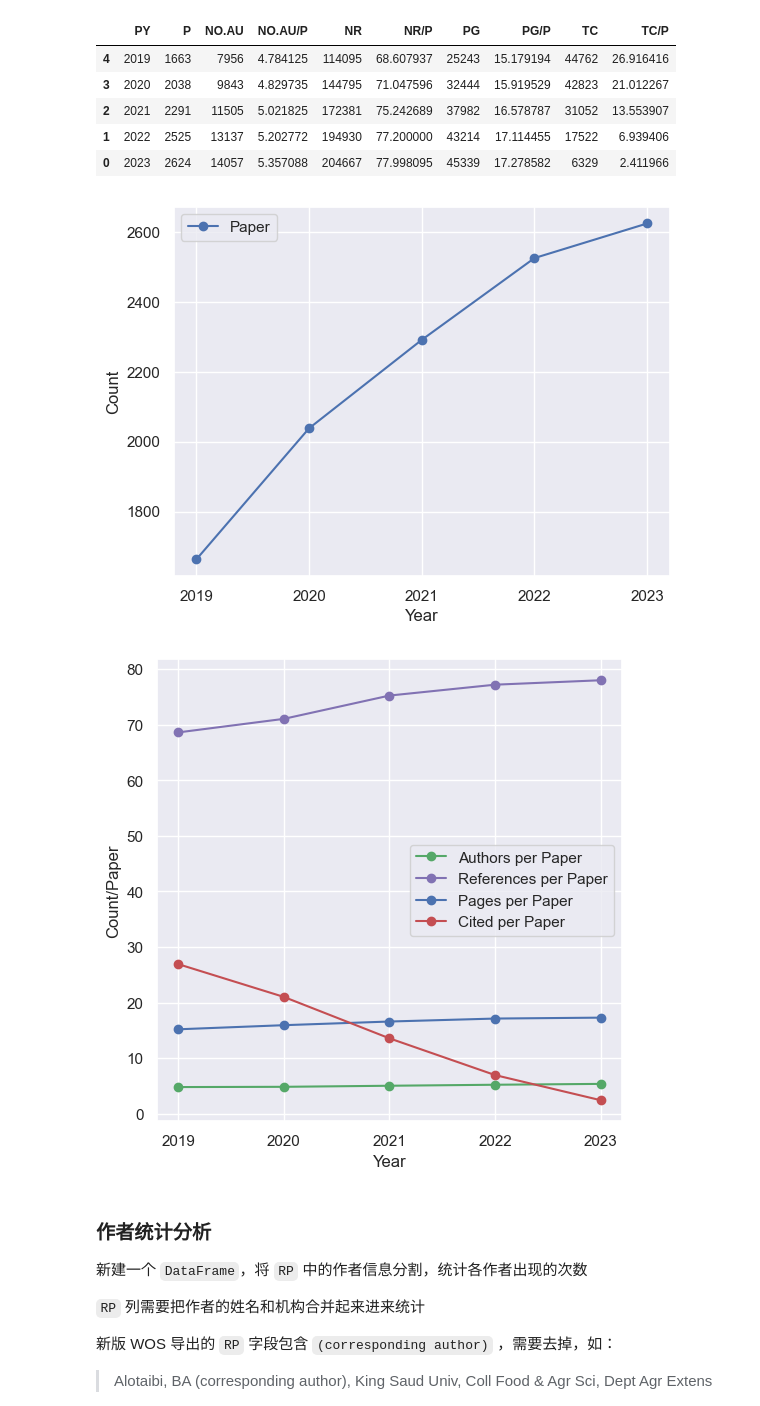
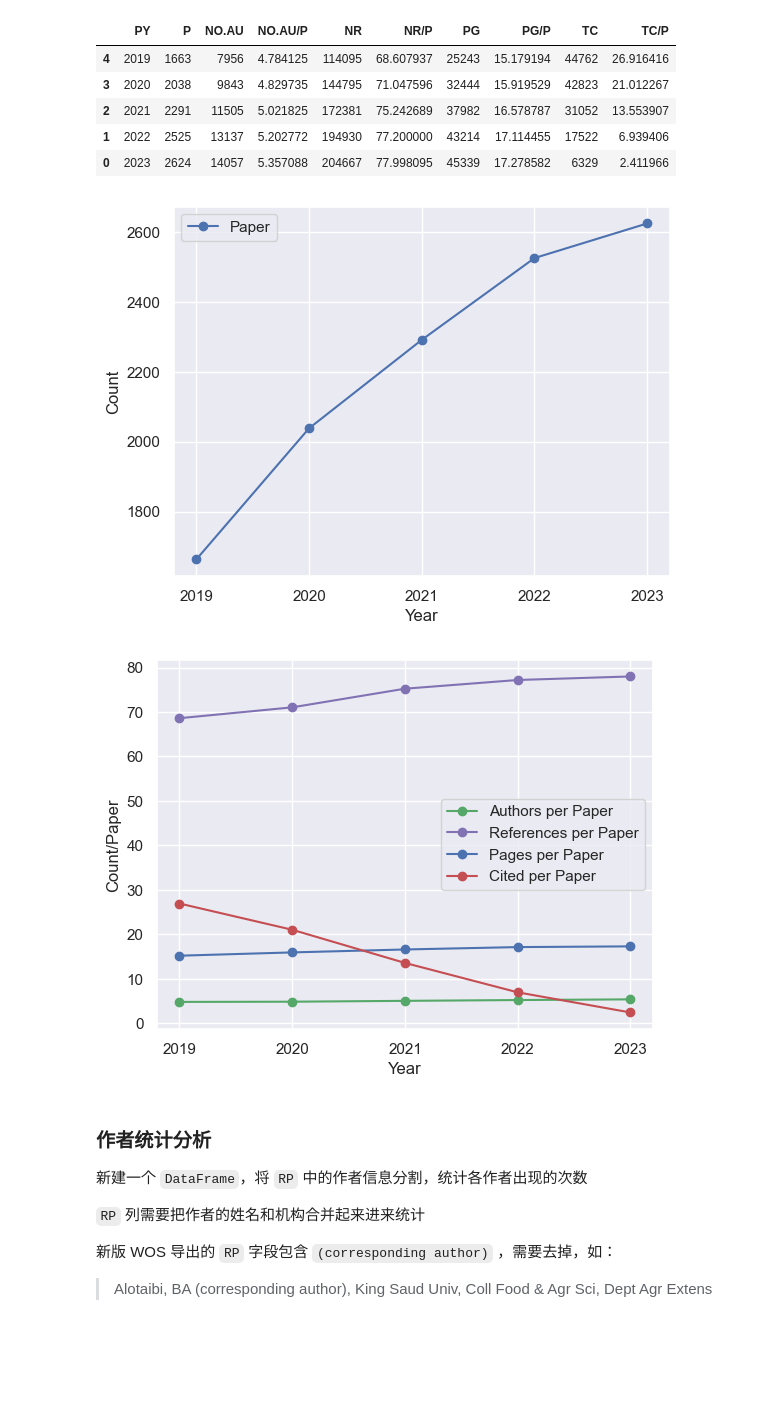
Before and after one commit to ZerolAcqua/bibliometrics, a Jupyter notebook: bibliometrics.ipynb, the cells around one changed output. Saved outputs shown, nothing was run; the diff lists cells and outputs as text; code cells hidden in the pictures; blank space fills up the shorter version.

```diff
--- a/bibliometrics.ipynb
+++ b/bibliometrics.ipynb
@@ -236,31 +236,31 @@ trend_df.head(10)
 # %%
 import matplotlib.pyplot as plt
 
 # 横坐标为整数的年份
 plt.xticks(trend_df['PY'].astype(int))
 
 # 在第一个图形上绘制年份与文献数量的趋势图
 plt.plot(trend_df['PY'], trend_df['P'], label='Paper', marker='o')
 plt.xlabel('Year')
 plt.ylabel('Count')
 plt.legend()
 plt.show()
 
 # 在同一个图形上绘制年份与 NO.AU/P NR/P PG/P TC/P 的趋势图
-plt.figure(figsize=(6, 6))
+plt.figure()
 plt.xticks(trend_df['PY'].astype(int))
 plt.plot(trend_df['PY'], trend_df['NO.AU/P'], label='Authors per Paper', marker='o', color='g')
 plt.plot(trend_df['PY'], trend_df['NR/P'], label='References per Paper', marker='o', color='m')
 plt.plot(trend_df['PY'], trend_df['PG/P'], label='Pages per Paper', marker='o', color='b')
 plt.plot(trend_df['PY'], trend_df['TC/P'], label='Cited per Paper', marker='o', color='r')
 
 plt.xlabel('Year')
 plt.ylabel('Count/Paper')
 plt.legend()
 plt.show()
 # %% [output]
 [figure]
-[figure, old version]
+[figure, new version]
 # %% [markdown]
 ### 作者统计分析
 
```
Also changed, not shown: parts of 7 cells of this notebook.
